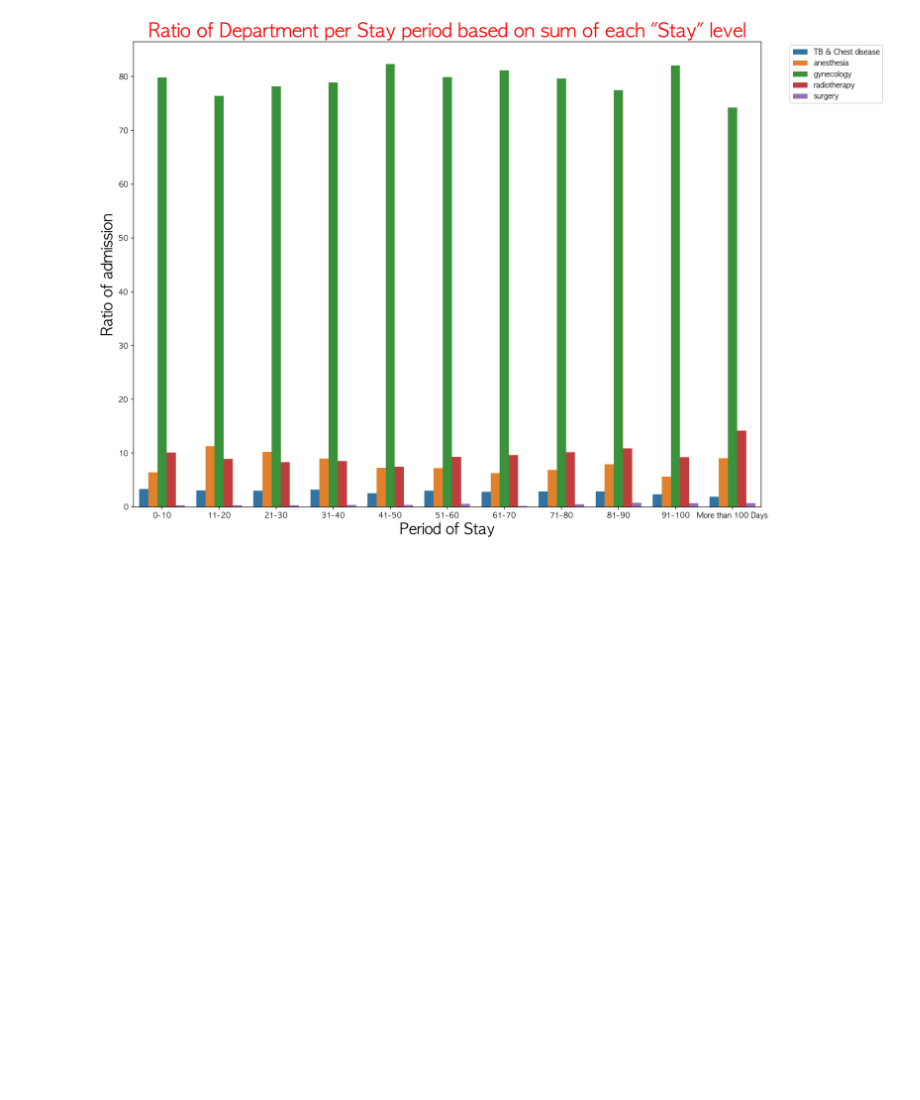
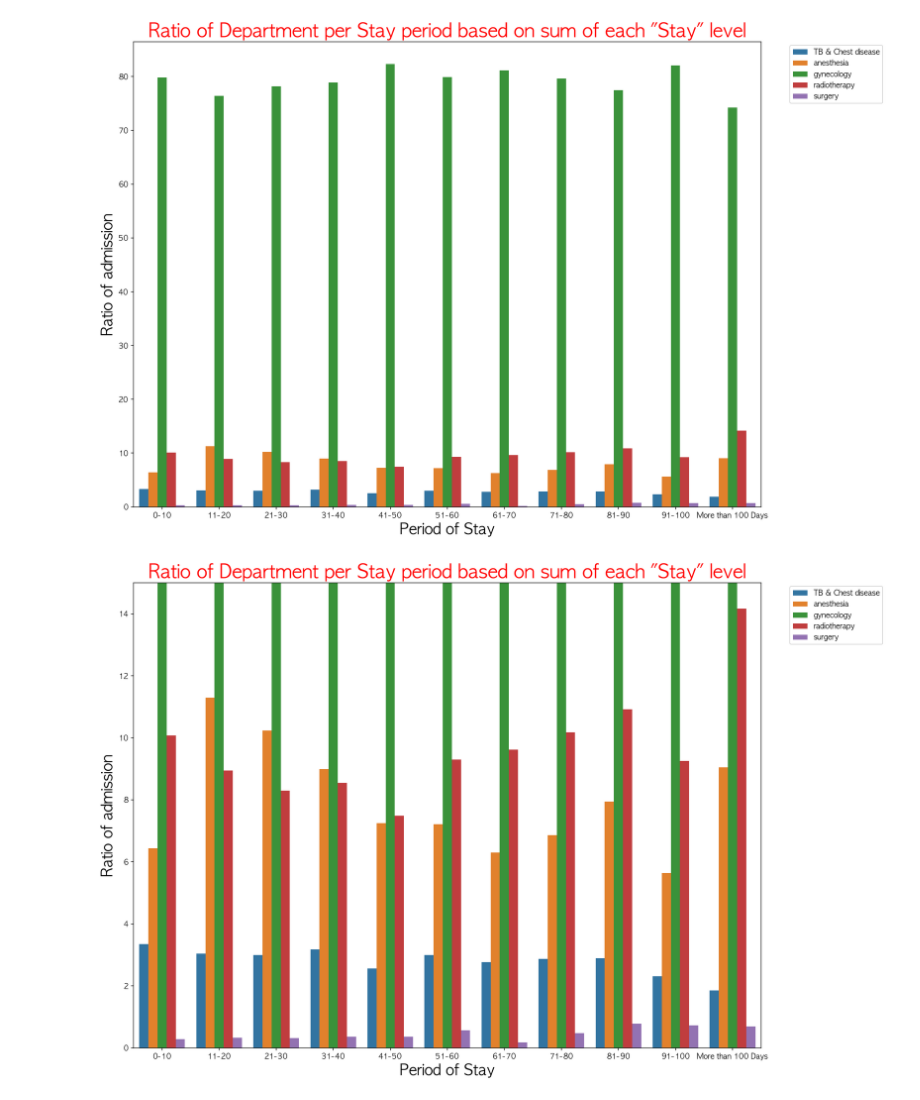
Before and after one commit to young-hun-jo/DataAnalysis, a Jupyter notebook: healthcare_los/analysis_myself.ipynb, the cells around one changed output. Drawn from its saved outputs; the diff is of its cells as text; code cells hidden in the pictures; blank space fills up the shorter version.

```diff
--- a/healthcare_los/analysis_myself.ipynb
+++ b/healthcare_los/analysis_myself.ipynb
@@ -637,0 +636,13 @@ plt.show()
+# %%
+plt.figure(figsize=(15,10), dpi=150)
+sns.barplot(data=group_df, x='Stay', y='ratio_department', hue='Department')
+
+plt.title('Ratio of Department per Stay period based on sum of each "Stay" level', fontsize=25, color='red')
+plt.xlabel('Period of Stay', fontsize=20)
+plt.ylabel('Ratio of admission', fontsize=20)
+plt.legend(bbox_to_anchor=(1.2, 1))
+plt.ylim(0, 15)
+plt.tight_layout()
+plt.show()
+# %% [output]
+[figure, added]
```
Also changed, not shown: parts of 5 cells of this notebook.
